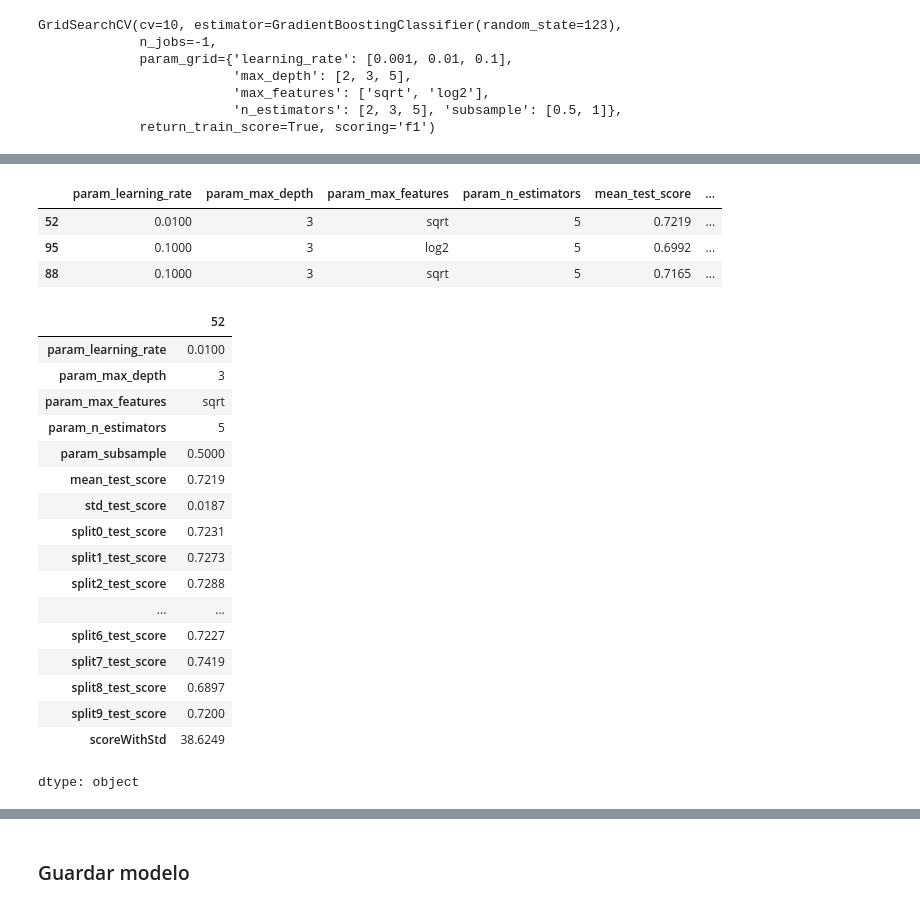
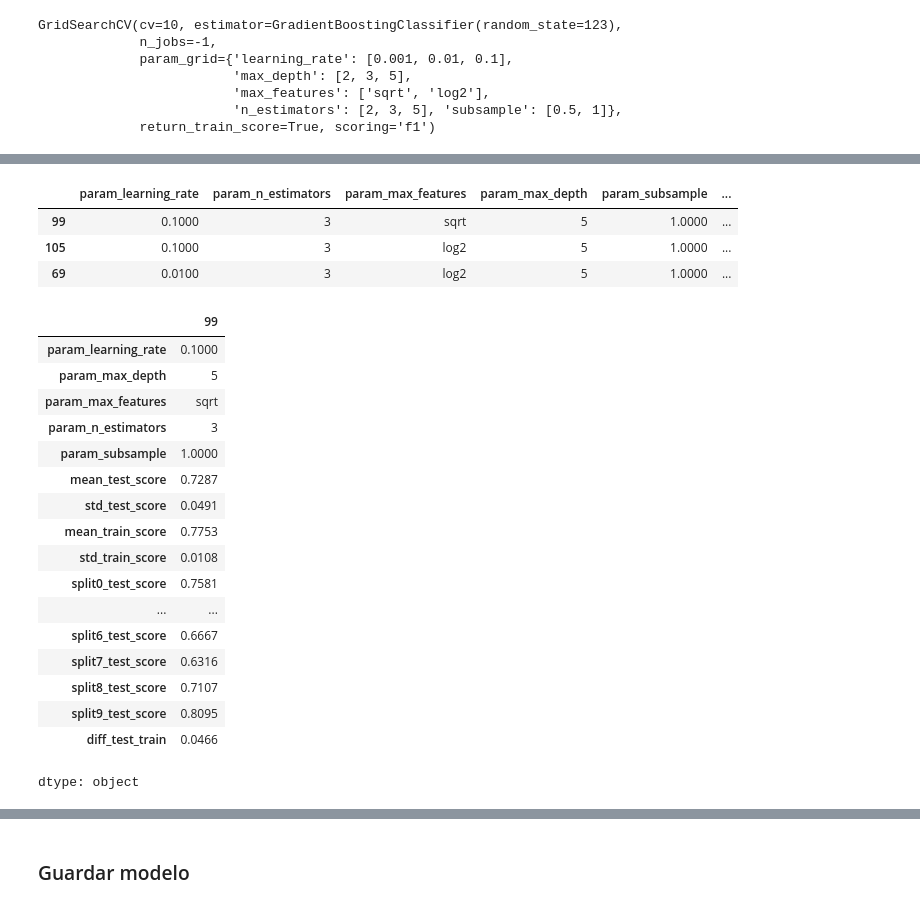
Before and after one commit to mrbedoya/ml-2026, a Jupyter notebook: 16_GradientBoosting_clasificacion.ipynb, the cells around one changed output, grey strips where cells are left out. Saved outputs shown, nothing was run; the diff lists cells and outputs as text; code cells hidden in the pictures.

```diff
--- a/16_GradientBoosting_clasificacion.ipynb
+++ b/16_GradientBoosting_clasificacion.ipynb
@@ -394,7 +394,6 @@ grid_GrdB = GridSearchCV(
         scoring    = scoring,
         n_jobs     = - 1,
         cv         = CV,
-        verbose    = 0,
         return_train_score = True
        )
 
@@ -431,20 +430,14 @@ columns_grid_GrdB = ['param_learning_rate'] + \
                     ['param_max_features'] + \
                     ['param_n_estimators'] + \
                     ['param_subsample'] + \
-                    ['mean_test_score', 'std_test_score']  + \
+                    ['mean_test_score', 'std_test_score', 'mean_train_score', 'std_train_score']  + \
                     [f'split{i}_test_score' for i in range(CV)]
 
 # Filtrar y mostrar los resultados
 results_grid_GrdB_filtered = results_grid_GrdB[columns_grid_GrdB]
 
-# Crear la columna scoreWithStd: f1 / std
-results_grid_GrdB_filtered['scoreWithStd'] = results_grid_GrdB_filtered.apply(
-    lambda row: row['mean_test_score'] / row['std_test_score'] if row['std_test_score'] != 0 else 0,
-    axis=1
+# Crear la columna diff_test_train: mean_test_score - mean_train_score
+results_grid_GrdB_filtered['diff_test_train'] = abs(
+    results_grid_GrdB_filtered['mean_test_score'] -
+    results_grid_GrdB_filtered['mean_train_score']
 )
-
-# Encuentra el índice del máximo valor en la columna scoreWithStd
-indice_max_scoreWithStd = results_grid_GrdB_filtered['scoreWithStd'].idxmax()
-
-# Mostrar los scores promedios por cada parámetro
-results_grid_GrdB_filtered[['param_learning_rate','param_max_depth','param_max_features','param_n_estimators', 'mean_test_score', 'std_test_score', 'scoreWithStd']].head(10)
@@ -462,0 +444,14 @@ results_grid_GrdB_filtered[['param_learning_rate','param_max_depth','param_max_f
+# %%
+# Evitar sobreajuste: Filtrar para mostrar solo los resultados donde diff_test_train es menor o igual al 5%
+results_grid_GrdB_filtered = results_grid_GrdB_filtered[results_grid_GrdB_filtered['diff_test_train'] <= 0.05]
+
+# Verificar si results_grid_rf_filtered está vacío antes de continuar
+if results_grid_GrdB_filtered.empty:
+    print("No se identificaron valores")
+else:
+    # Encuentra el índice del máximo valor en la columna mean_test_score
+    indice_min_diff_test_train = results_grid_GrdB_filtered['mean_test_score'].idxmax()
+
+# Mostrar los scores promedios por cada parámetro
+results_grid_GrdB_filtered[['param_learning_rate','param_n_estimators', 'param_max_features', 'param_max_depth', 'param_subsample','mean_test_score', 'std_test_score','mean_train_score',
+                          'std_train_score', 'diff_test_train']].head()
@@ -463,35 +465,35 @@ results_grid_GrdB_filtered[['param_learning_rate','param_max_depth','param_max_f
 # %%
 # Top 3 de los mejores scores
-results_grid_GrdB_filtered.sort_values(by='scoreWithStd', ascending=False).head(10)[
-    ['param_learning_rate','param_max_depth','param_max_features','param_n_estimators'
-     , 'mean_test_score', 'std_test_score', 'scoreWithStd']].head(3)
+results_grid_GrdB_filtered.sort_values(by='mean_test_score', ascending=False).head(3)[
+    ['param_learning_rate','param_n_estimators', 'param_max_features', 'param_max_depth', 'param_subsample','mean_test_score', 'std_test_score','mean_train_score',
+                          'std_train_score', 'diff_test_train']]
 # %% [output]
-|  | param_learning_rate | param_max_depth | param_max_features | param_n_estimators | mean_test_score | ... |
-| 52 | 0.0100 | 3 | sqrt | 5 | 0.7219 | ... |
-| 95 | 0.1000 | 3 | log2 | 5 | 0.6992 | ... |
-| 88 | 0.1000 | 3 | sqrt | 5 | 0.7165 | ... |
+|  | param_learning_rate | param_n_estimators | param_max_features | param_max_depth | param_subsample | ... |
+| 99 | 0.1000 | 3 | sqrt | 5 | 1.0000 | ... |
+| 105 | 0.1000 | 3 | log2 | 5 | 1.0000 | ... |
+| 69 | 0.0100 | 3 | log2 | 5 | 1.0000 | ... |
 # %%
 # Seleccionar el registro correspondiente al índice máximo
-registro_max_scoreWithStd = results_grid_GrdB_filtered.loc[indice_max_scoreWithStd]
+registro_min_diff_test_train = results_grid_GrdB_filtered.loc[indice_min_diff_test_train]
 
-registro_max_scoreWithStd.transpose()
+registro_min_diff_test_train.transpose()
 # %% [output]
-|  | 52 |
-| param_learning_rate | 0.0100 |
-| param_max_depth | 3 |
+|  | 99 |
+| param_learning_rate | 0.1000 |
+| param_max_depth | 5 |
 | param_max_features | sqrt |
-| param_n_estimators | 5 |
-| param_subsample | 0.5000 |
-| mean_test_score | 0.7219 |
-| std_test_score | 0.0187 |
-| split0_test_score | 0.7231 |
-| split1_test_score | 0.7273 |
-| split2_test_score | 0.7288 |
+| param_n_estimators | 3 |
+| param_subsample | 1.0000 |
+| mean_test_score | 0.7287 |
+| std_test_score | 0.0491 |
+| mean_train_score | 0.7753 |
+| std_train_score | 0.0108 |
+| split0_test_score | 0.7581 |
 | ... | ... |
-| split6_test_score | 0.7227 |
-| split7_test_score | 0.7419 |
-| split8_test_score | 0.6897 |
-| split9_test_score | 0.7200 |
-| scoreWithStd | 38.6249 |
+| split6_test_score | 0.6667 |
+| split7_test_score | 0.6316 |
+| split8_test_score | 0.7107 |
+| split9_test_score | 0.8095 |
+| diff_test_train | 0.0466 |
 dtype: object
 # %%
```
Also changed, not shown: parts of 8 cells of this notebook.
